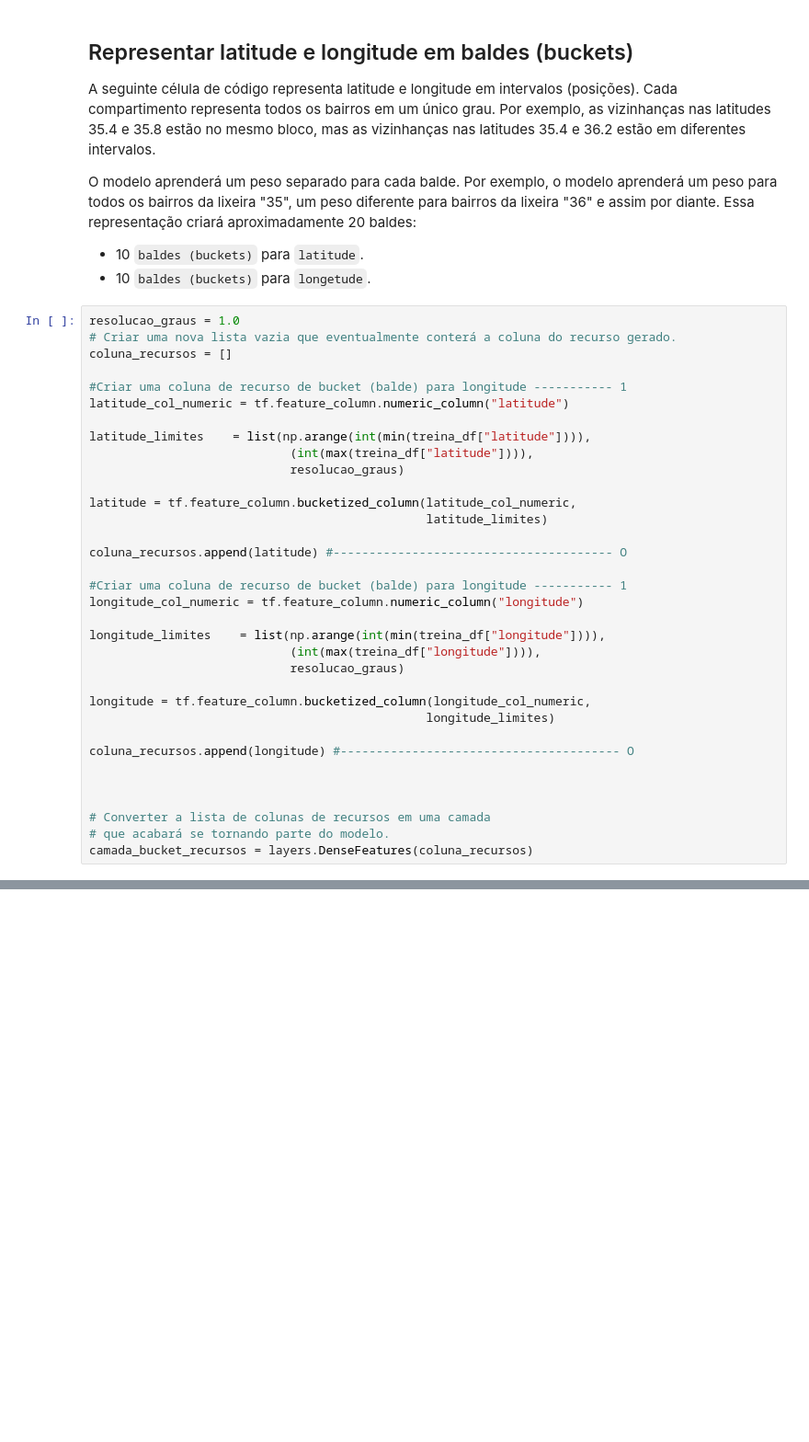
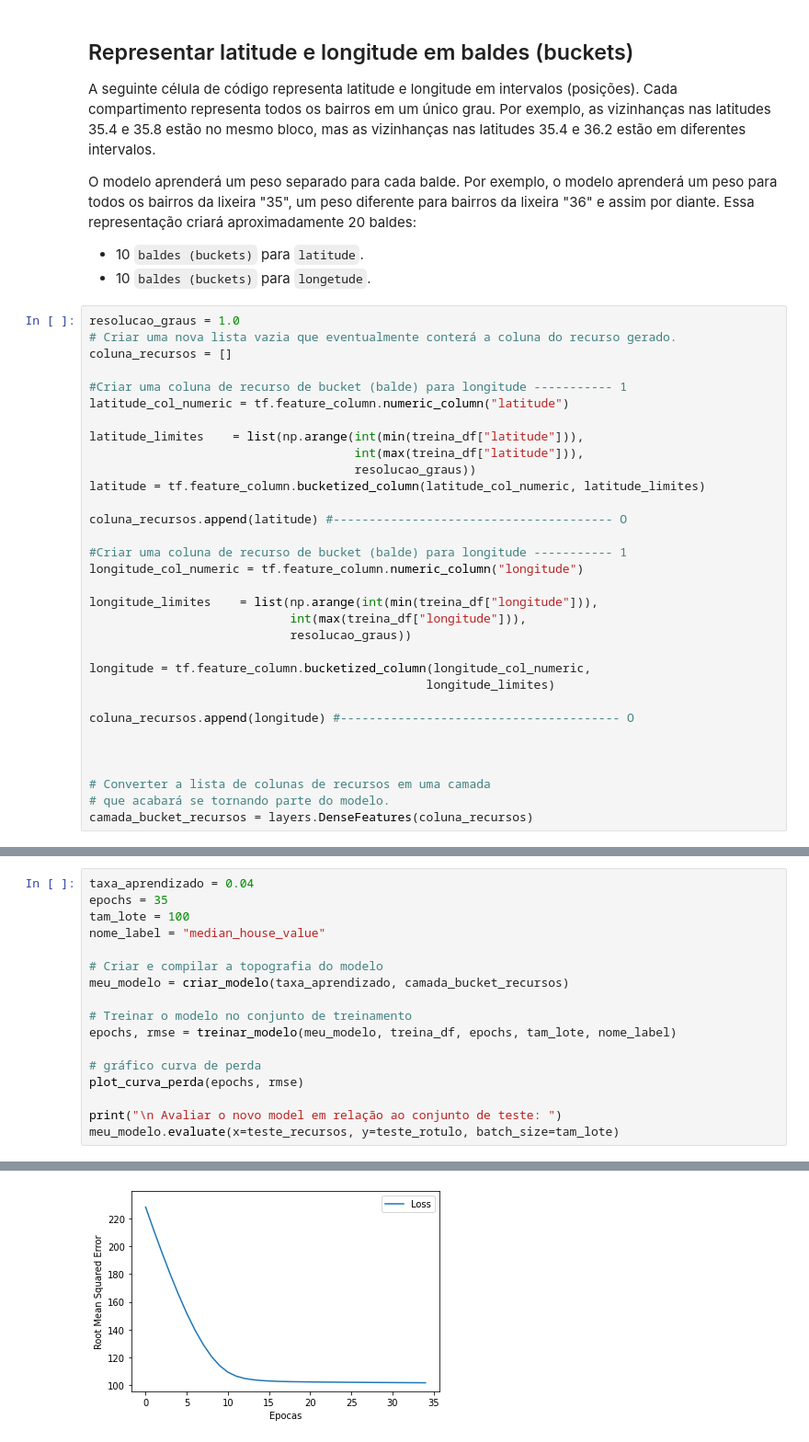
Before and after one commit to julianox5/Aprendizado-Programacao-Curso-Machine-Learning-do-GoogleDevelopers, a Jupyter notebook: 06_Representação_com_Cruzamento_de_Recursos.ipynb, the cells around one changed output, grey strips where cells are left out. Shown: that part at 92% size. Saved outputs shown, nothing was run; the diff lists cells and outputs as text; blank space fills up the shorter version.

```diff
--- a/06_Representação_com_Cruzamento_de_Recursos.ipynb
+++ b/06_Representação_com_Cruzamento_de_Recursos.ipynb
@@ -191,21 +211,19 @@ coluna_recursos = []
 #Criar uma coluna de recurso de bucket (balde) para longitude ----------- 1
 latitude_col_numeric = tf.feature_column.numeric_column("latitude")
 
-latitude_limites    = list(np.arange(int(min(treina_df["latitude"]))),
-                            (int(max(treina_df["latitude"]))),
-                            resolucao_graus)
-
-latitude = tf.feature_column.bucketized_column(latitude_col_numeric,
-                                               latitude_limites)
+latitude_limites    = list(np.arange(int(min(treina_df["latitude"])),
+                                     int(max(treina_df["latitude"])),
+                                     resolucao_graus))
+latitude = tf.feature_column.bucketized_column(latitude_col_numeric, latitude_limites)
 
 coluna_recursos.append(latitude) #--------------------------------------- O
 
 #Criar uma coluna de recurso de bucket (balde) para longitude ----------- 1
 longitude_col_numeric = tf.feature_column.numeric_column("longitude")
 
-longitude_limites    = list(np.arange(int(min(treina_df["longitude"]))),
-                            (int(max(treina_df["longitude"]))),
-                            resolucao_graus)
+longitude_limites    = list(np.arange(int(min(treina_df["longitude"])),
+                            int(max(treina_df["longitude"])),
+                            resolucao_graus))
 
 longitude = tf.feature_column.bucketized_column(longitude_col_numeric,
                                                longitude_limites)
@@ -219,0 +241,18 @@ camada_bucket_recursos = layers.DenseFeatures(coluna_recursos)
+# %%
+taxa_aprendizado = 0.04
+epochs = 35
+tam_lote = 100
+nome_label = "median_house_value"
+
+# Criar e compilar a topografia do modelo
+meu_modelo = criar_modelo(taxa_aprendizado, camada_bucket_recursos)
+
+# Treinar o modelo no conjunto de treinamento
+epochs, rmse = treinar_modelo(meu_modelo, treina_df, epochs, tam_lote, nome_label)
+
+# gráfico curva de perda
+plot_curva_perda(epochs, rmse)
+
+print("\n Avaliar o novo model em relação ao conjunto de teste: ")
+meu_modelo.evaluate(x=teste_recursos, y=teste_rotulo, batch_size=tam_lote)
+# %% [output]
@@ -219,0 +277 @@ camada_bucket_recursos = layers.DenseFeatures(coluna_recursos)
+[figure, added]
```
Also changed, not shown: parts of 7 cells of this notebook.
